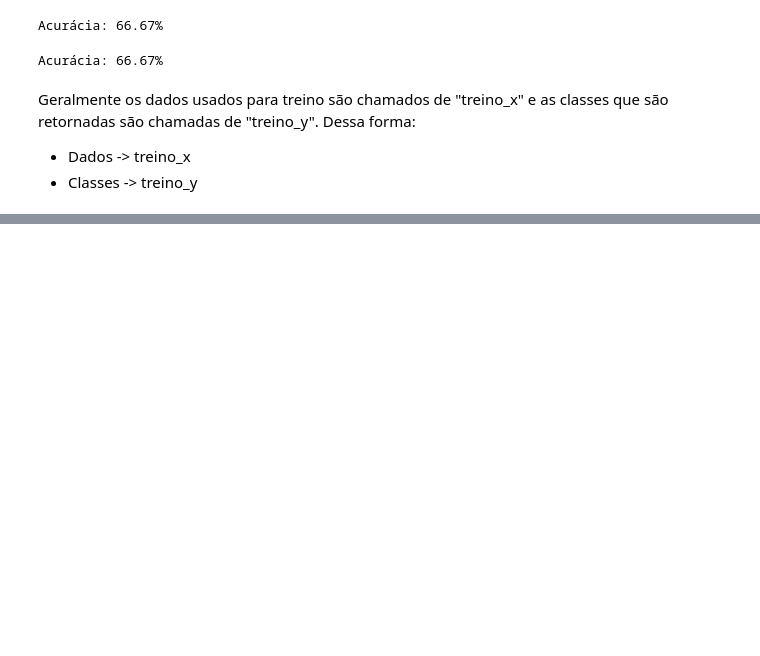
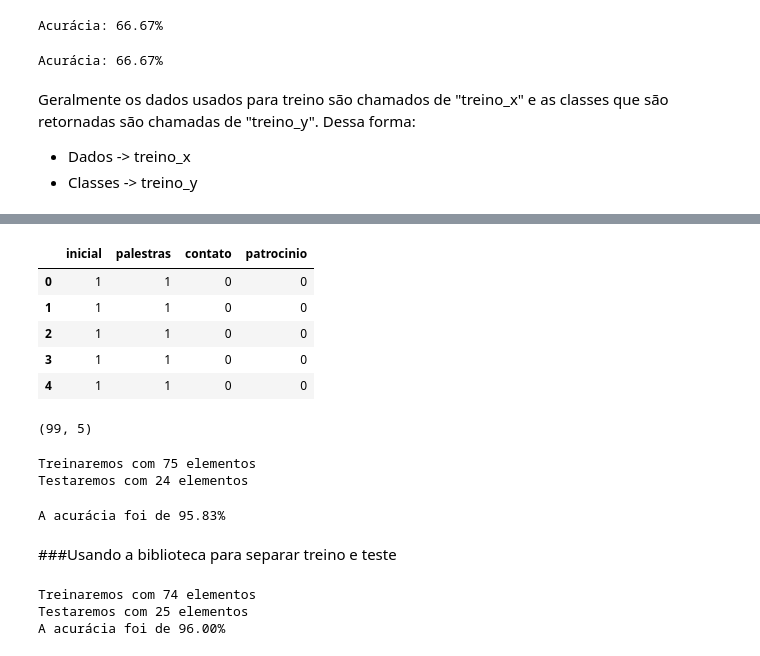
Before and after one commit to EmilyCarla/ONE_DataScience, a Jupyter notebook: ML_ClassificaçãoComSKLearn.ipynb, the cells around one changed output, grey strips where cells are left out. Cells and saved outputs as stored; diff of their text form; code cells hidden in the pictures; blank space fills up the shorter version.

Commit message:
add aula 2 - testes replicáveis e estratificação

```diff
--- a/ML_ClassificaçãoComSKLearn.ipynb
+++ b/ML_ClassificaçãoComSKLearn.ipynb
@@ -87,0 +112,14 @@ Geralmente os dados usados para treino são chamados de "treino_x" e as classes
+# %%
+x = dados[["inicial", "palestras", "contato",	"patrocinio"]]
+x.head()
+# %% [output]
+|  | inicial | palestras | contato | patrocinio |
+| 0 | 1 | 1 | 0 | 0 |
+| 1 | 1 | 1 | 0 | 0 |
+| 2 | 1 | 1 | 0 | 0 |
+| 3 | 1 | 1 | 0 | 0 |
+| 4 | 1 | 1 | 0 | 0 |
+# %%
+dados.shape
+# %% [output]
+(99, 5)
@@ -87,0 +128,25 @@ Geralmente os dados usados para treino são chamados de "treino_x" e as classes
+# %%
+treino_x = x[:75]
+treino_y = y[:75]
+
+teste_x = x[75:]
+teste_y = y[75:]
+
+print(f"Treinaremos com {len(treino_x)} elementos")
+print(f"Testaremos com {len(teste_x)} elementos")
+# %% [output]
+Treinaremos com 75 elementos
+Testaremos com 24 elementos
+# %%
+from sklearn.metrics import accuracy_score
+
+modelo = LinearSVC()
+modelo.fit(treino_x, treino_y)
+previsoes = modelo.predict(teste_x)
+
+acuracia = accuracy_score(teste_y, previsoes) * 100
+print(f"A acurácia foi de {acuracia:.2f}%")
+# %% [output]
+A acurácia foi de 95.83%
+# %% [markdown]
+###Usando a biblioteca para separar treino e teste
@@ -87,0 +155,17 @@ Geralmente os dados usados para treino são chamados de "treino_x" e as classes
+# %%
+SEED = 20
+
+treino_x, teste_x, treino_y, teste_y = train_test_split(x,y, random_state = SEED, stratify=y) #stratify torna proporcional
+print(f"Treinaremos com {len(treino_x)} elementos")
+print(f"Testaremos com {len(teste_x)} elementos")
+
+modelo = LinearSVC()
+modelo.fit(treino_x, treino_y)
+previsoes = modelo.predict(teste_x)
+
+acuracia = accuracy_score(teste_y, previsoes) * 100
+print(f"A acurácia foi de {acuracia:.2f}%")
+# %% [output]
+Treinaremos com 74 elementos
+Testaremos com 25 elementos
+A acurácia foi de 96.00%
```
Also changed, not shown: parts of 11 cells of this notebook.
